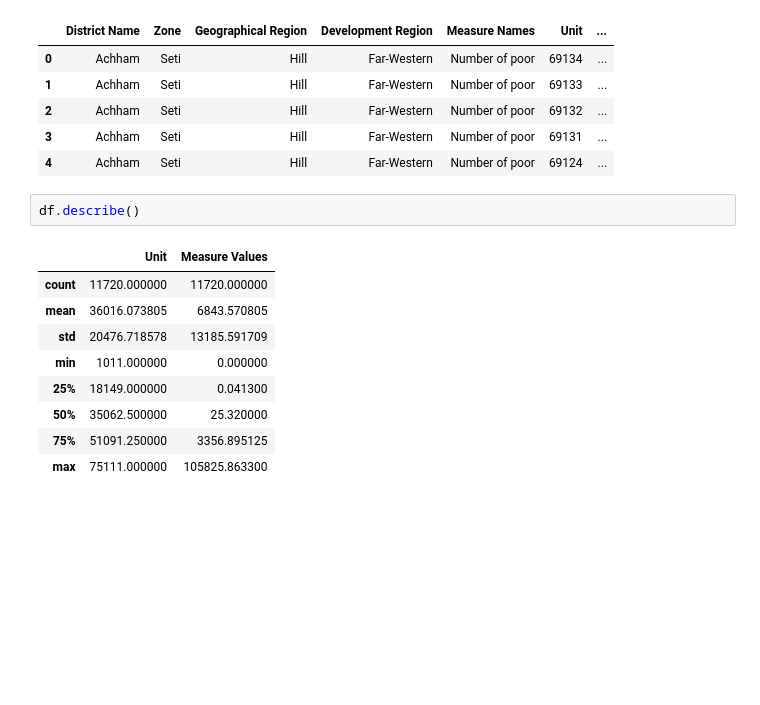
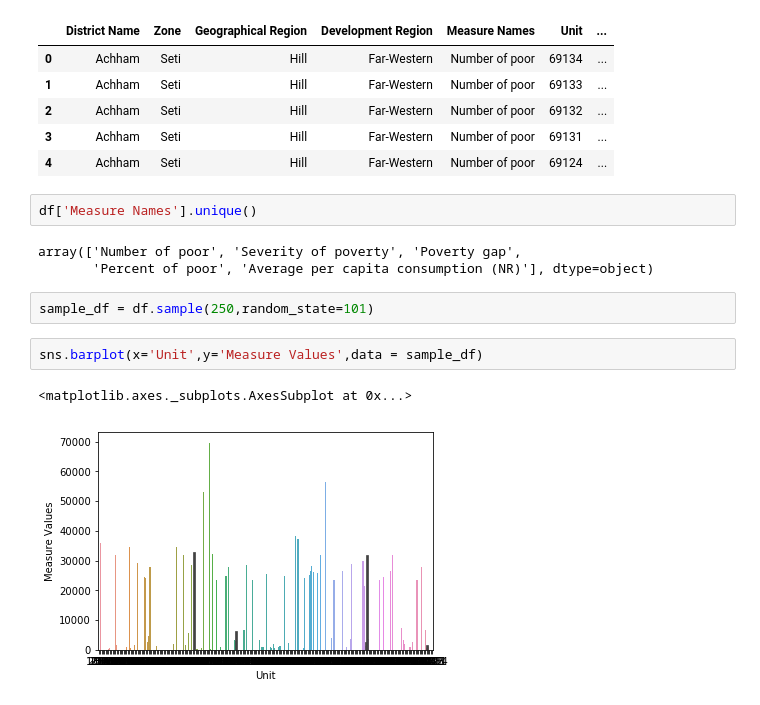
Before and after one commit to PragyanSubedi/Nepalese-dataset-visualization, a Jupyter notebook: Nepalese dataset visualization.ipynb, the cells around one changed output. Cells and saved outputs as stored; diff of their text form; blank space fills up the shorter version.

```diff
--- a/Nepalese dataset visualization.ipynb
+++ b/Nepalese dataset visualization.ipynb
@@ -18,15 +16,15 @@ df.head()
 | 2 | Achham | Seti | Hill | Far-Western | Number of poor | 69132 | ... |
 | 3 | Achham | Seti | Hill | Far-Western | Number of poor | 69131 | ... |
 | 4 | Achham | Seti | Hill | Far-Western | Number of poor | 69124 | ... |
-# %%
-df.describe()
-# %% [output]
-|  | Unit | Measure Values |
-| count | 11720.000000 | 11720.000000 |
-| mean | 36016.073805 | 6843.570805 |
-| std | 20476.718578 | 13185.591709 |
-| min | 1011.000000 | 0.000000 |
-| 25% | 18149.000000 | 0.041300 |
-| 50% | 35062.500000 | 25.320000 |
-| 75% | 51091.250000 | 3356.895125 |
-| max | 75111.000000 | 105825.863300 |
+# %%
+df['Measure Names'].unique()
+# %% [output]
+array(['Number of poor', 'Severity of poverty', 'Poverty gap',
+       'Percent of poor', 'Average per capita consumption (NR)'], dtype=object)
+# %%
+sample_df = df.sample(250,random_state=101)
+# %%
+sns.barplot(x='Unit',y='Measure Values',data = sample_df)
+# %% [output]
+<matplotlib.axes._subplots.AxesSubplot at 0x...>
+[figure, added]
```
Also changed, not shown: parts of 2 cells of this notebook.
